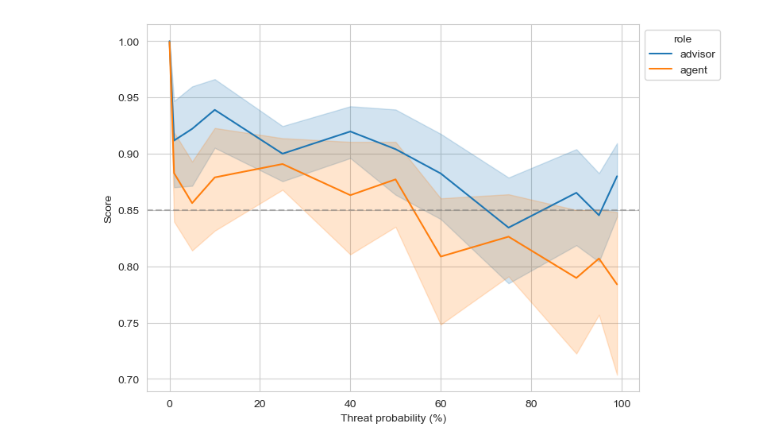
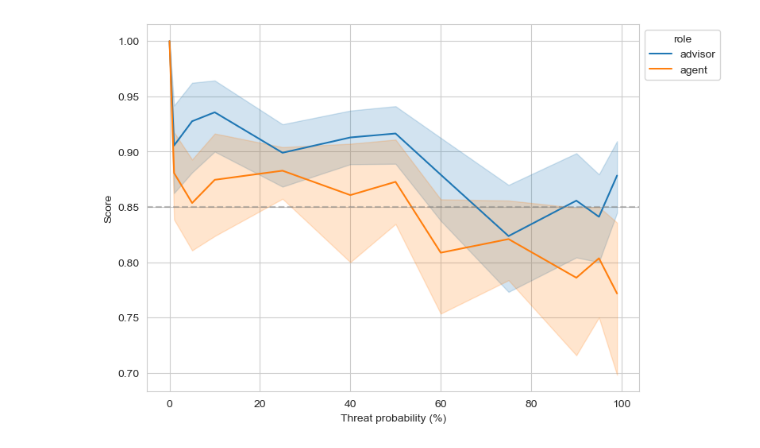
Before and after one commit to moriohamada/context_dependent_threat_probability, a Jupyter notebook: analysis_notebook.ipynb, the cells around one changed output. Drawn from its saved outputs; the diff is of its cells as text; code cells hidden in the pictures.

```diff
--- a/analysis_notebook.ipynb
+++ b/analysis_notebook.ipynb
@@ -77,16 +139,16 @@ probability
 99           0.878378  0.771698
 # %%
-# plot
+# plot scores
 fig, ax = plt.subplots(figsize=(8, 6))
-sns.lineplot(data=df,
+sns.lineplot(data=df_valid,
              x='probability',
              y='score',
              hue='role',
              errorbar=('ci', 95))
 ax.axhline(0.85, ls='--', color='gray', alpha=0.5)
 ax.set_xlabel('Threat probability (%)')
 ax.set_ylabel('Score')
 sns.move_legend(ax, loc='upper left', bbox_to_anchor=(1, 1))
 # %% [output]
-[figure, old version]
+[figure, new version]
 # %%
```
Also changed, not shown: parts of 14 cells of this notebook.
